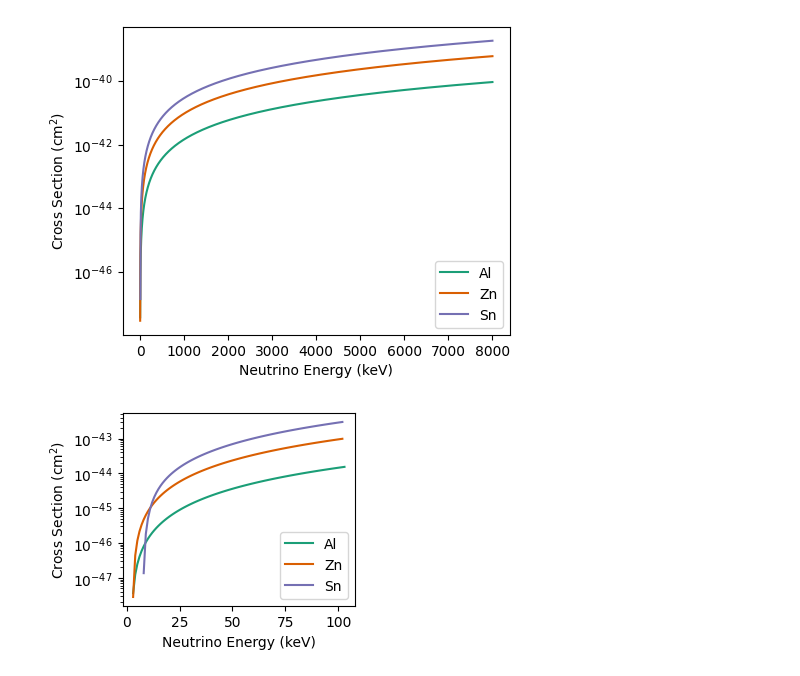
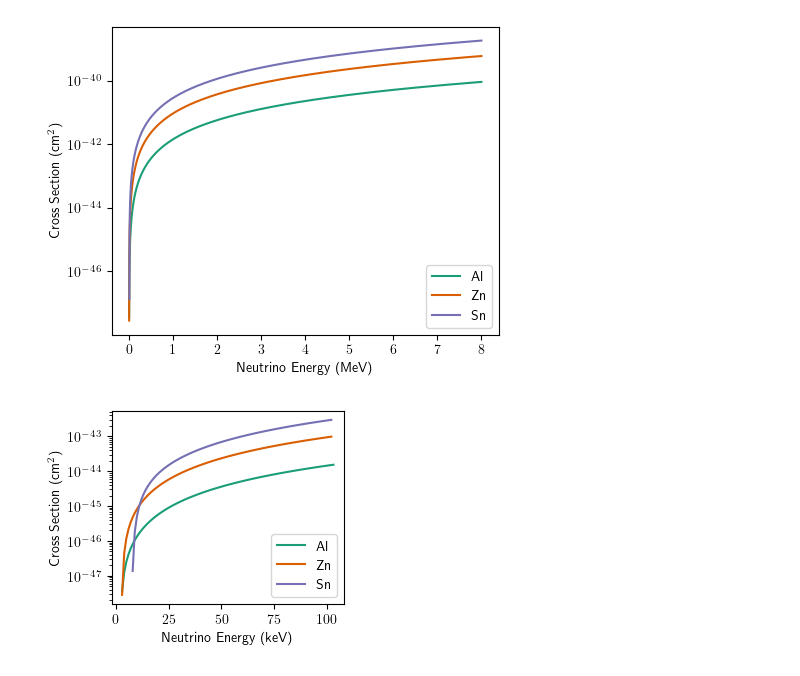
Before and after one commit to shortlab/2024-bnryan-radiological-material-trafficking, a Jupyter notebook: Detector Material Comparison/material_comparison.ipynb, the cells around one changed output. Drawn from its saved outputs; the diff is of its cells as text; code cells hidden in the pictures.

Commit message:
User Friendly
Making some of the code more user friendly and adding the used neutrino spectras.

```diff
--- a/Detector Material Comparison/material_comparison.ipynb
+++ b/Detector Material Comparison/material_comparison.ipynb
@@ -1,12 +1,13 @@
 # %%
 import csv
 import matplotlib.pyplot as plt
+plt.rcParams['text.usetex'] = True
 # %%
 # Import Data
 aluminum_energies = []
 aluminum_xs = []
 
-with open('aluminum_xs.csv') as file:
+with open('al/al_xs.csv') as file:
     reader = csv.reader(file)
     next(reader)
     for row in reader :
@@ -16,7 +17,7 @@ with open('aluminum_xs.csv') as file:
 zinc_energies = []
 zinc_xs = []
 
-with open('zinc_xs.csv') as file:
+with open('zn/zn_xs.csv') as file:
     reader = csv.reader(file)
     next(reader)
     for row in reader :
@@ -26,7 +27,7 @@ with open('zinc_xs.csv') as file:
 tin_energies = []
 tin_xs = []
 
-with open('tin_xs.csv') as file:
+with open('sn/sn_xs.csv') as file:
     reader = csv.reader(file)
     next(reader)
     for row in reader :
@@ -35,16 +36,16 @@ with open('tin_xs.csv') as file:
 # %%
 # Total Comparison
 plt.figure(figsize=(5,4))
-plt.plot(aluminum_energies, aluminum_xs, label='Al', color='#1b9e77')
-plt.plot(zinc_energies, zinc_xs, label='Zn', color='#d95f02')
-plt.plot(tin_energies, tin_xs, label='Sn', color='#7570b3')
+plt.plot([x / 1000 for x in aluminum_energies], aluminum_xs, label='Al', color='#1b9e77')
+plt.plot([x / 1000 for x in zinc_energies], zinc_xs, label='Zn', color='#d95f02')
+plt.plot([x / 1000 for x in tin_energies], tin_xs, label='Sn', color='#7570b3')
 plt.legend()
-plt.xlabel('Neutrino Energy (keV)')
+plt.xlabel('Neutrino Energy (MeV)')
 plt.ylabel('Cross Section (cm$^2$)')
 plt.yscale('log')
 plt.savefig('mat_comp_big.pdf',bbox_inches='tight')
 # %% [output]
-[figure, old version]
+[figure, new version]
 # %%
 plt.figure(figsize=(3,2.5))
 plt.plot(aluminum_energies[0:101], aluminum_xs[0:101], label='Al', color='#1b9e77')
@@ -57,4 +58,4 @@ plt.legend()
 plt.yscale('log')
 plt.savefig('mat_comp_small.pdf', bbox_inches='tight')
 # %% [output]
-[figure, old version]
+[figure, new version]
```
Also changed, not shown: 51 other files.
